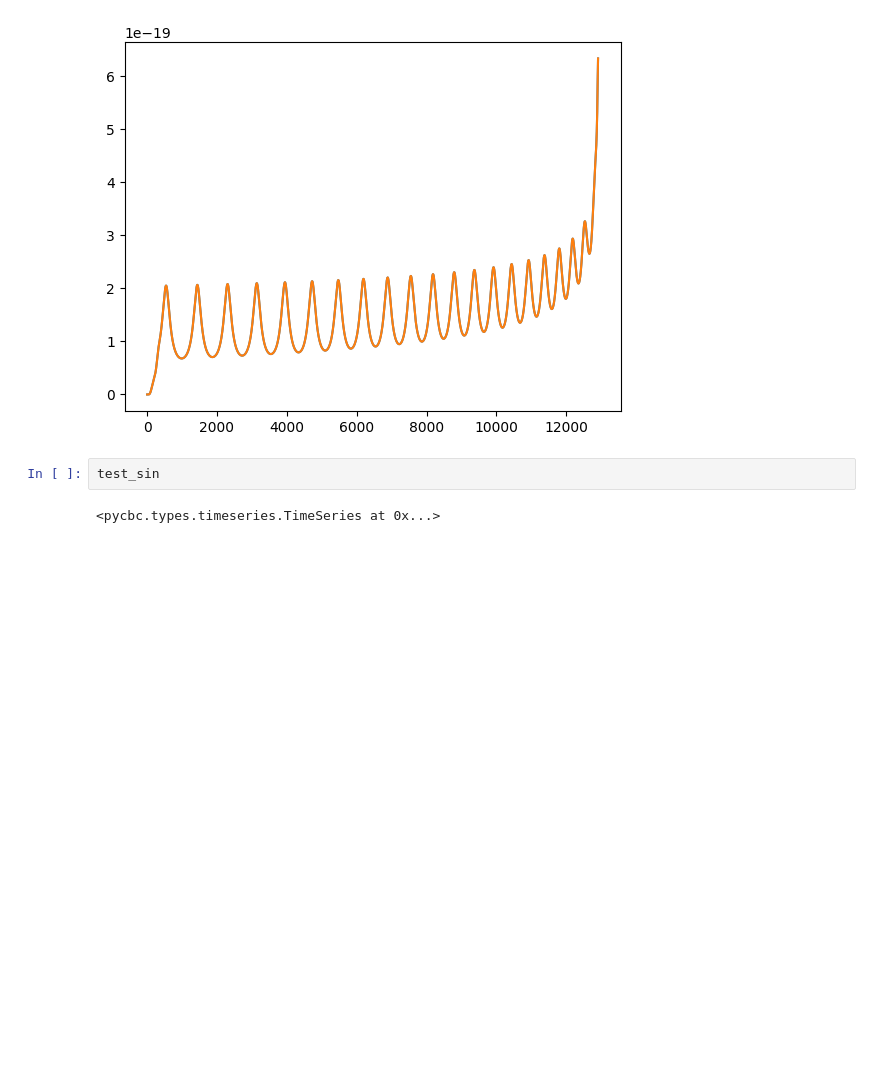
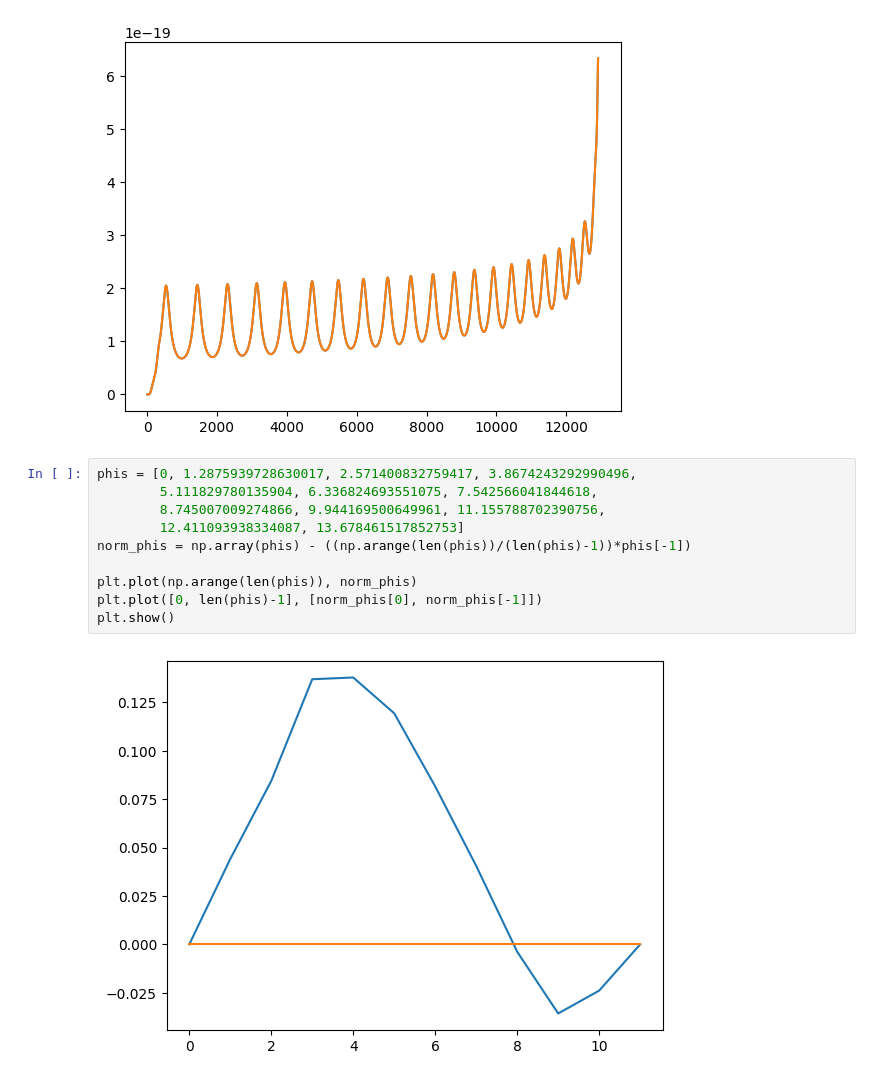
Before and after one commit to BenGPatterson/EccentricBinaries, a Jupyter notebook: notebooks/better_phase_comp_wfs.ipynb, the cells around one changed output. Saved outputs shown, nothing was run; the diff lists cells and outputs as text; blank space fills up the shorter version.

```diff
--- a/notebooks/better_phase_comp_wfs.ipynb
+++ b/notebooks/better_phase_comp_wfs.ipynb
@@ -695,6 +710,14 @@ plt.show()
 # %% [output]
 [figure]
 # %%
-test_sin
+phis = [0, 1.2875939728630017, 2.571400832759417, 3.8674243292990496,
+        5.111829780135904, 6.336824693551075, 7.542566041844618,
+        8.745007009274866, 9.944169500649961, 11.155788702390756,
+        12.411093938334087, 13.678461517852753]
+norm_phis = np.array(phis) - ((np.arange(len(phis))/(len(phis)-1))*phis[-1])
+
+plt.plot(np.arange(len(phis)), norm_phis)
+plt.plot([0, len(phis)-1], [norm_phis[0], norm_phis[-1]])
+plt.show()
 # %% [output]
-<pycbc.types.timeseries.TimeSeries at 0x...>
+[figure, added]
```
Also changed, not shown: parts of 11 cells of this notebook, 1 other file.
